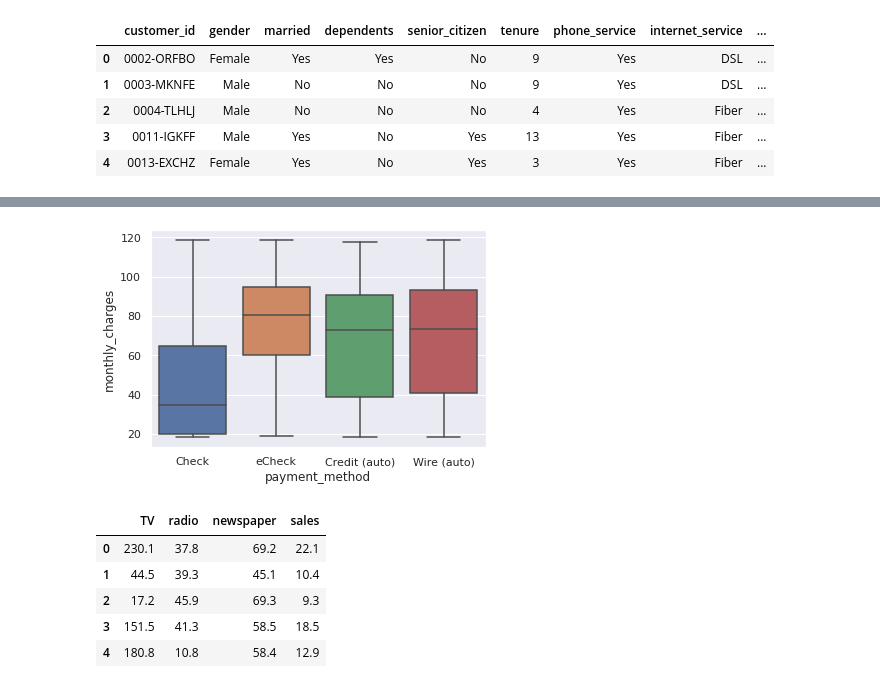
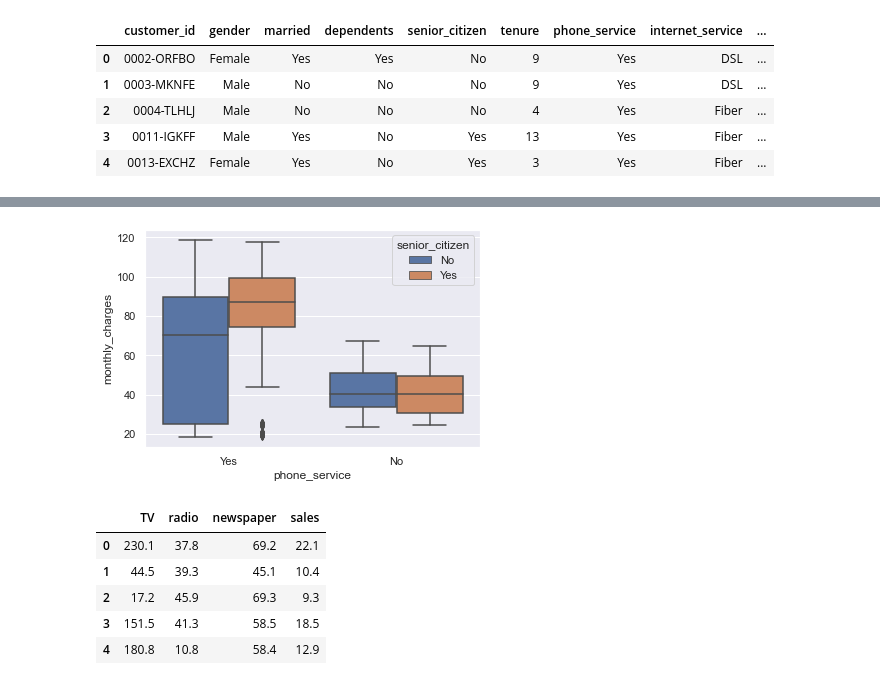
Before and after one commit to placenciohid/GB705, a Jupyter notebook: Stats_Using_Python_Seaborn.ipynb, the cells around one changed output, grey strips where cells are left out. Drawn from its saved outputs; the diff is of its cells as text; code cells hidden in the pictures.

```diff
--- a/Stats_Using_Python_Seaborn.ipynb
+++ b/Stats_Using_Python_Seaborn.ipynb
@@ -43,11 +44,11 @@ sns.countplot(x="contract_type", data=df_churn);
 # %%
 # BOX PLOTS.
-sns.boxplot(x="payment_method", y="monthly_charges", data=df_churn);
+# sns.boxplot(x="payment_method", y="monthly_charges", data=df_churn);
 # sns.violinplot(x="payment_method", y="monthly_charges", data=df_churn);
 # sns.boxplot(x="phone_service", y="monthly_charges", data=df_churn);
-# sns.boxplot(x="phone_service", y="monthly_charges", hue="senior_citizen", data=df_churn);
+sns.boxplot(x="phone_service", y="monthly_charges", hue="senior_citizen", data=df_churn);
 # %% [output]
-[figure, old version]
+[figure, new version]
 # %%
 # Read the CSV file with ad spend and revenue.
 url = 'http://bit.ly/ad_spend'
```
Also changed, not shown: parts of 5 cells of this notebook, 7 other files.
